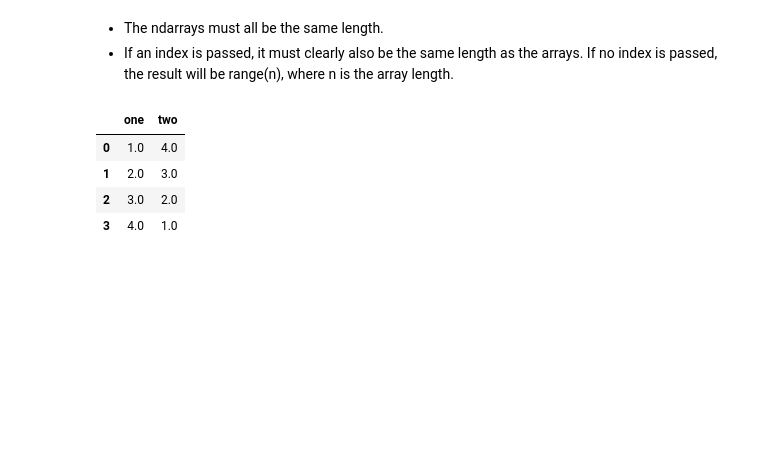
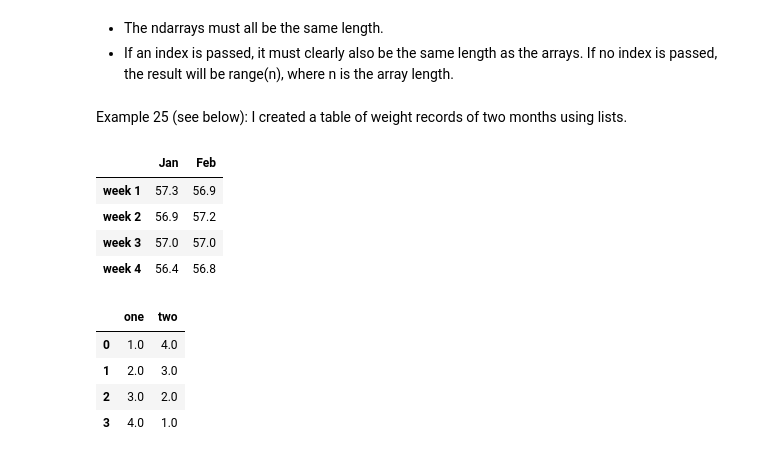
Before and after one commit to k1gk/Week1-Introduction_to_Python, a Jupyter notebook: Introduction_to_Python.ipynb, the cells around one changed output. Cells and saved outputs as stored; diff of their text form; code cells hidden in the pictures; blank space fills up the shorter version.

```diff
--- a/Introduction_to_Python.ipynb
+++ b/Introduction_to_Python.ipynb
@@ -1111,6 +1435,19 @@ d  NaN    3
 # %% [markdown]
  - The ndarrays must all be the same length.
  - If an index is passed, it must clearly also be the same length as the arrays. If no index is passed, the result will be range(n), where n is the array length.
+# %% [markdown]
+Example 25 (see below): I created a table of weight records of two months using lists.
+# %%
+weight={'Jan': [57.3, 56.9, 57.0, 56.4],
+        'Feb': pd.Series([56.9, 57.2, 57.0, 56.8], index = ['week 1','week 2','week 3','week 4'])
+        }
+pd.DataFrame(weight)
+# %% [output]
+|  | Jan | Feb |
+| week 1 | 57.3 | 56.9 |
+| week 2 | 56.9 | 57.2 |
+| week 3 | 57.0 | 57.0 |
+| week 4 | 56.4 | 56.8 |
 # %%
 d = {'one' : [1., 2., 3., 4.], 'two' : [4., 3., 2., 1.]}
 pd.DataFrame(d)
```
Also changed, not shown: parts of 73 cells of this notebook.
